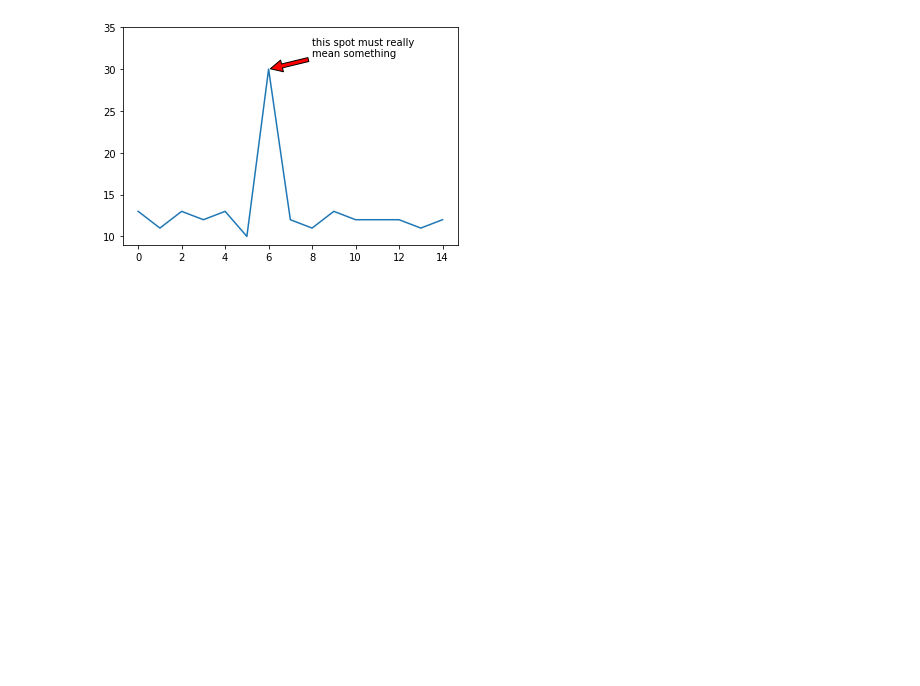
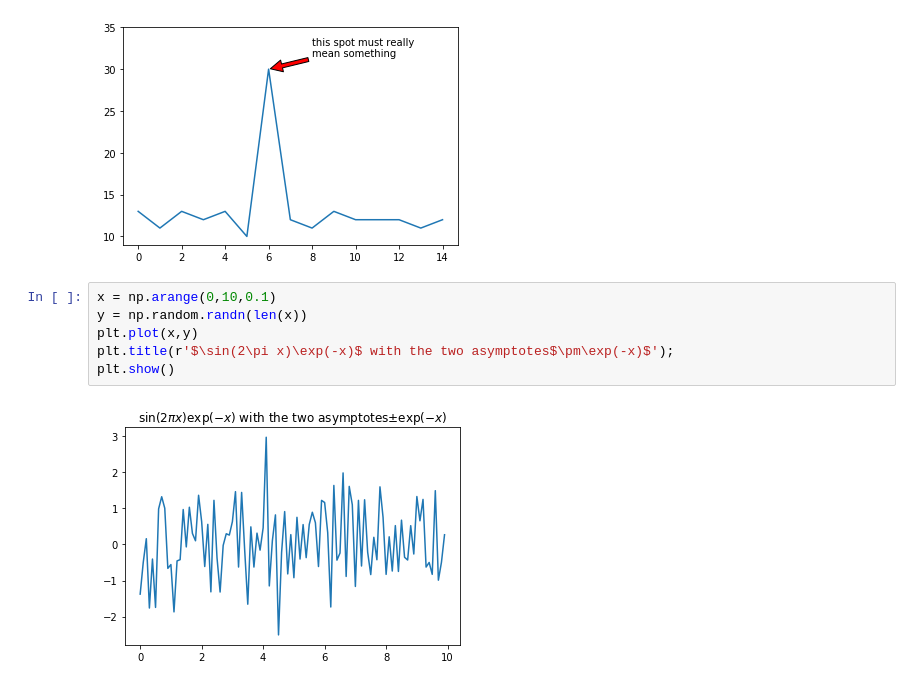
Before and after one commit to Younes-Charfaoui/ML-Projects, a Jupyter notebook: matplotlib/Matplotlib.ipynb, the cells around one changed output. Cells and saved outputs as stored; diff of their text form; blank space fills up the shorter version.

```diff
--- a/matplotlib/Matplotlib.ipynb
+++ b/matplotlib/Matplotlib.ipynb
@@ -136,3 +96,11 @@ plt.annotate('this spot must really\nmean something',
 plt.show()
 # %% [output]
 [figure]
+# %%
+x = np.arange(0,10,0.1)
+y = np.random.randn(len(x))
+plt.plot(x,y)
+plt.title(r'$\sin(2\pi x)\exp(-x)$ with the two asymptotes$\pm\exp(-x)$');
+plt.show()
+# %% [output]
+[figure, added]
```
Also changed, not shown: parts of 5 cells of this notebook.
